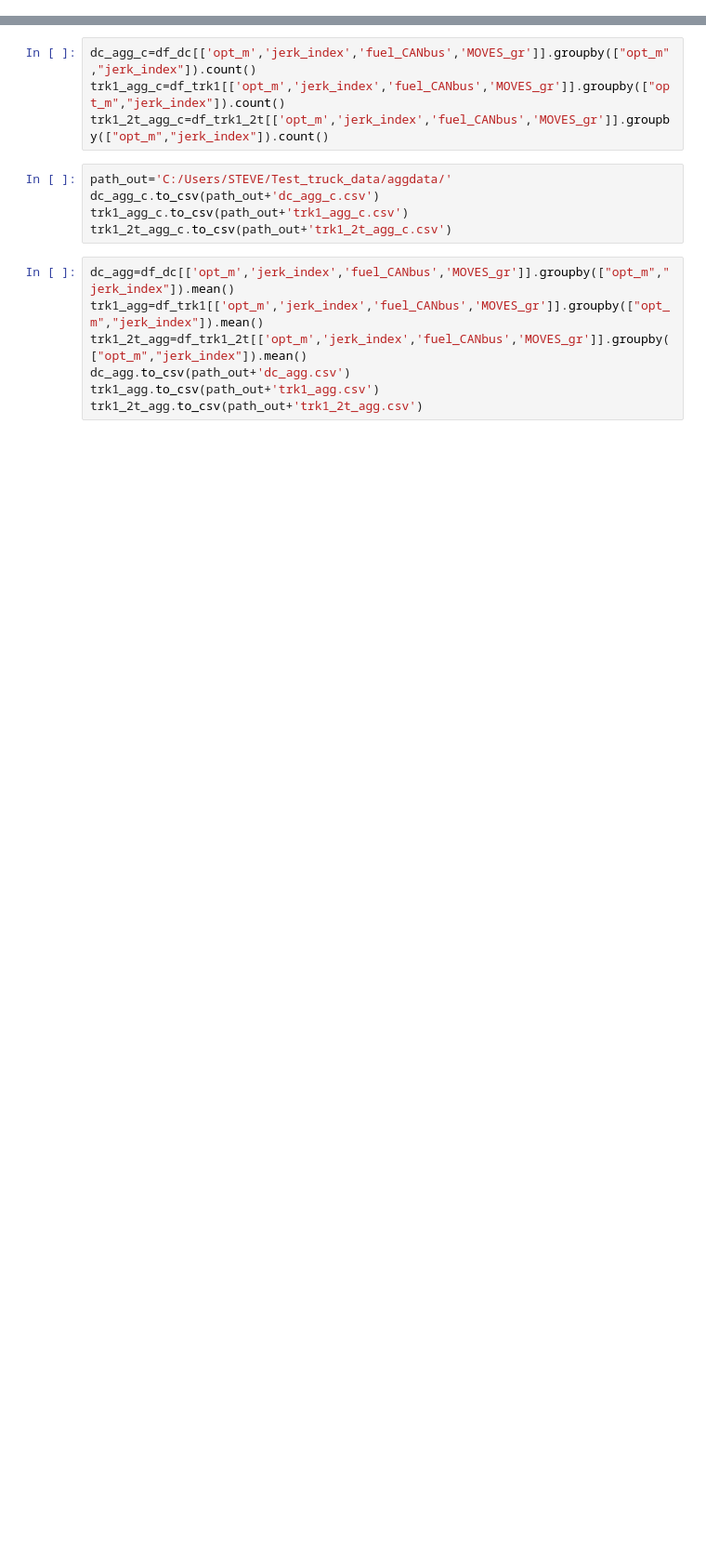
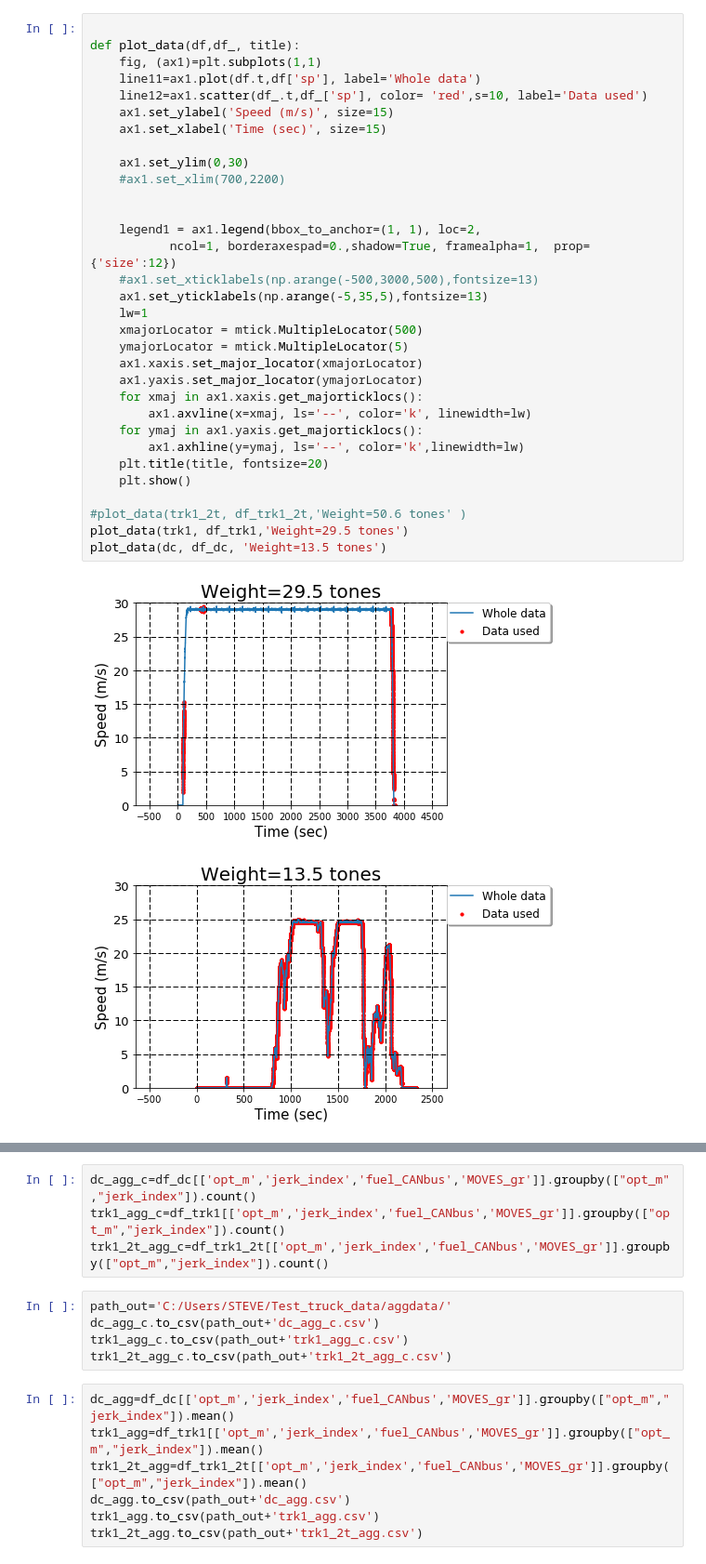
Before and after one commit to haniramezani/prepare-fuel-data, a Jupyter notebook: DC.ipynb, the cells around one changed output, grey strips where cells are left out. Shown at 93% size. Saved outputs shown, nothing was run; the diff lists cells and outputs as text; blank space fills up the shorter version.

```diff
--- a/DC.ipynb
+++ b/DC.ipynb
@@ -76,0 +172,35 @@ plot_data(trk1_2t, df_trk1_2t)
+# %%
+
+def plot_data(df,df_, title):
+    fig, (ax1)=plt.subplots(1,1)
+    line11=ax1.plot(df.t,df['sp'], label='Whole data')
+    line12=ax1.scatter(df_.t,df_['sp'], color= 'red',s=10, label='Data used')
+    ax1.set_ylabel('Speed (m/s)', size=15)
+    ax1.set_xlabel('Time (sec)', size=15)
+
+    ax1.set_ylim(0,30)
+    #ax1.set_xlim(700,2200)
+
+
+    legend1 = ax1.legend(bbox_to_anchor=(1, 1), loc=2,
+           ncol=1, borderaxespad=0.,shadow=True, framealpha=1,  prop={'size':12})
+    #ax1.set_xticklabels(np.arange(-500,3000,500),fontsize=13)
+    ax1.set_yticklabels(np.arange(-5,35,5),fontsize=13)
+    lw=1
+    xmajorLocator = mtick.MultipleLocator(500)
+    ymajorLocator = mtick.MultipleLocator(5)
+    ax1.xaxis.set_major_locator(xmajorLocator)
+    ax1.yaxis.set_major_locator(ymajorLocator)
+    for xmaj in ax1.xaxis.get_majorticklocs():
+        ax1.axvline(x=xmaj, ls='--', color='k', linewidth=lw)
+    for ymaj in ax1.yaxis.get_majorticklocs():
+        ax1.axhline(y=ymaj, ls='--', color='k',linewidth=lw)
+    plt.title(title, fontsize=20)
+    plt.show()
+
+#plot_data(trk1_2t, df_trk1_2t,'Weight=50.6 tones' )
+plot_data(trk1, df_trk1,'Weight=29.5 tones')
+plot_data(dc, df_dc, 'Weight=13.5 tones')
+# %% [output]
+[figure, added]
+[figure, added]
```
Also changed, not shown: parts of 25 cells of this notebook.
